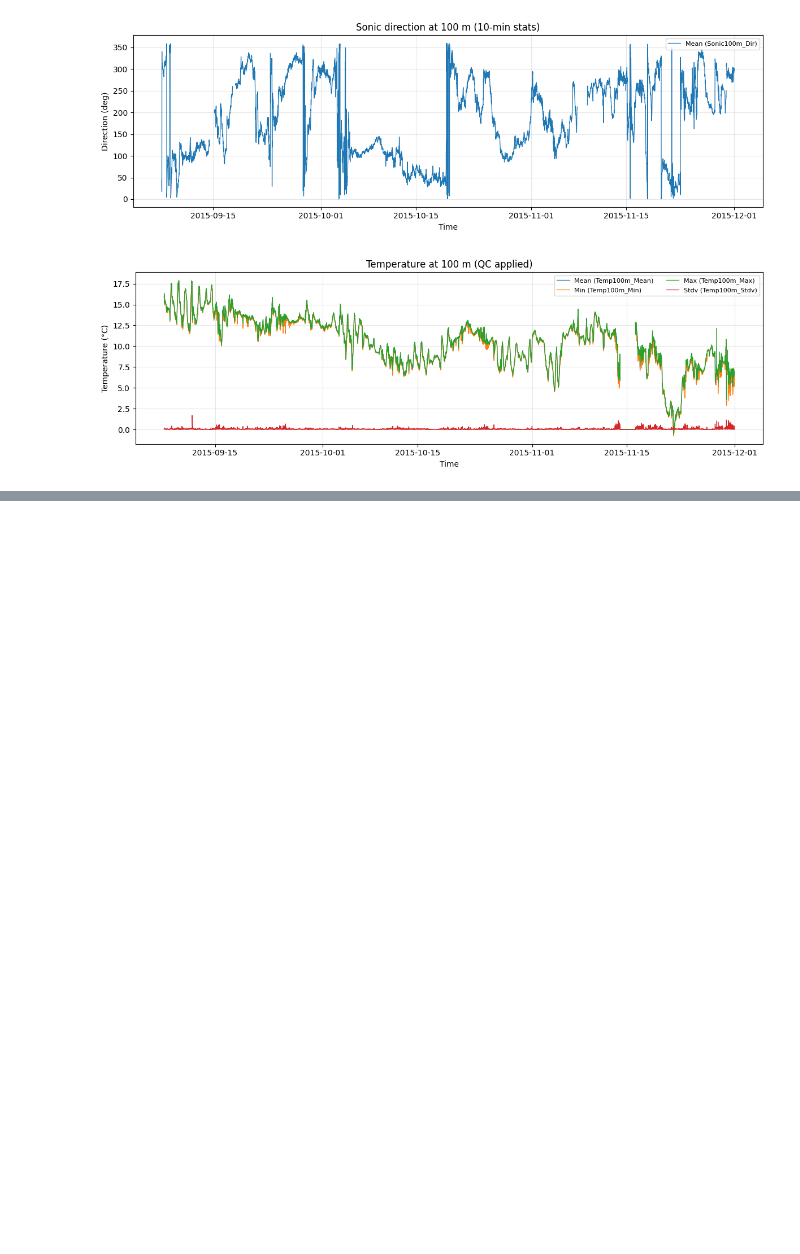
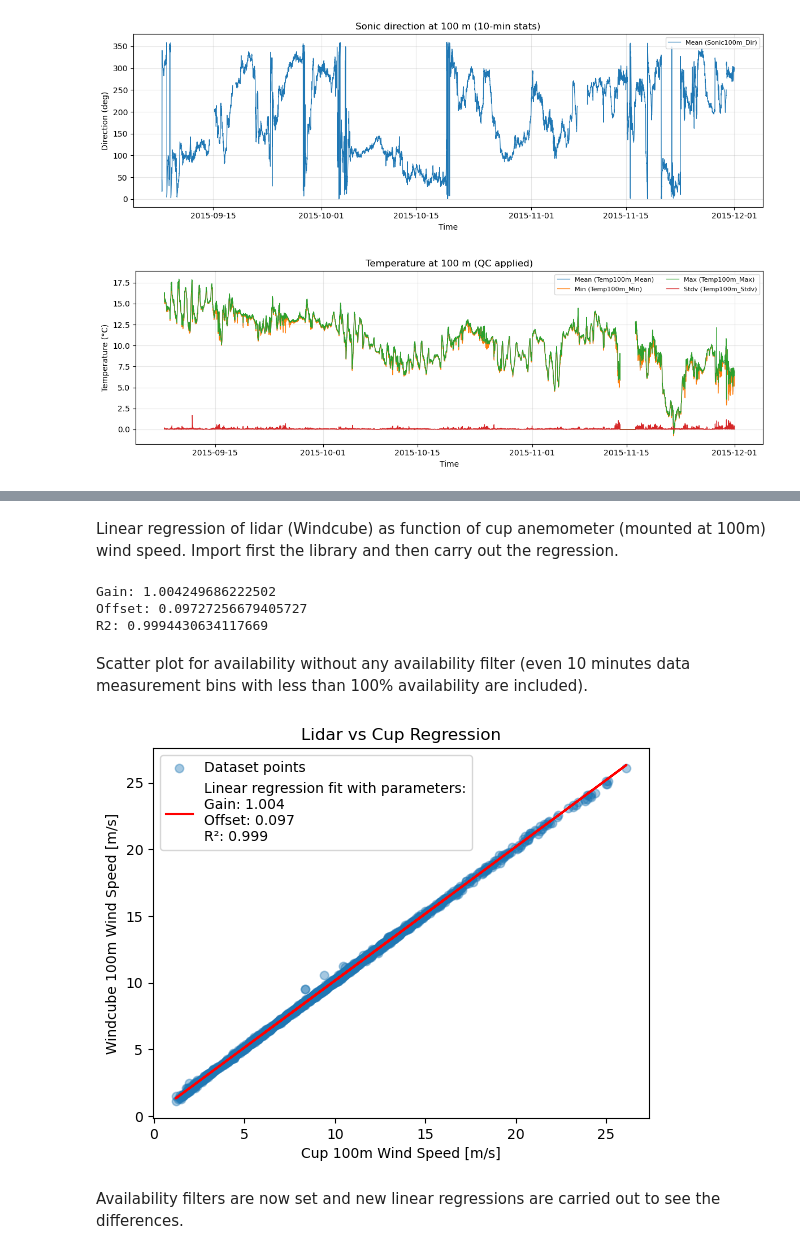
Before and after one commit to s254253/46400-WTMT, a Jupyter notebook: Assignment-2.ipynb, the cells around one changed output, grey strips where cells are left out. Drawn from its saved outputs; the diff is of its cells as text; code cells hidden in the pictures; blank space fills up the shorter version.

```diff
--- a/Assignment-2.ipynb
+++ b/Assignment-2.ipynb
@@ -304,0 +331,2 @@ plot_timeseries_group(
+# %% [markdown]
+Linear regression of lidar (Windcube) as function of cup anemometer (mounted at 100m) wind speed. Import first the library and then carry out the regression.
@@ -304,0 +335,34 @@ plot_timeseries_group(
+# %%
+X = df_sector["Cup100m_Mean"].values.reshape(-1,1)
+y = df_sector["Spd"].values
+
+model = LinearRegression()
+model.fit(X, y)
+
+slope = model.coef_[0]
+intercept = model.intercept_
+r2 = model.score(X, y)
+
+print("Gain:", slope)
+print("Offset:", intercept)
+print("R2:", r2)
+# %% [output]
+Gain: 1.004249686222502
+Offset: 0.09727256679405727
+R2: 0.9994430634117669
+# %% [markdown]
+Scatter plot for availability without any availability filter (even 10 minutes data measurement bins with less than 100% availability are included).
+# %%
+plt.figure()
+plt.scatter(X, y, alpha=0.4)
+plt.plot(X, model.predict(X), color="red")
+plt.xlabel("Cup 100m Wind Speed [m/s]")
+plt.ylabel("Windcube 100m Wind Speed [m/s]")
+plt.title("Lidar vs Cup Regression")
+plt.legend(["Dataset points", "Linear regression fit with parameters:\n"
+            f"Gain: {slope:.3f}\nOffset: {intercept:.3f}\nR²: {r2:.3f}"])
+plt.show()
+# %% [output]
+[figure, added]
+# %% [markdown]
+Availability filters are now set and new linear regressions are carried out to see the differences.
```
Also changed, not shown: parts of 6 cells of this notebook.
